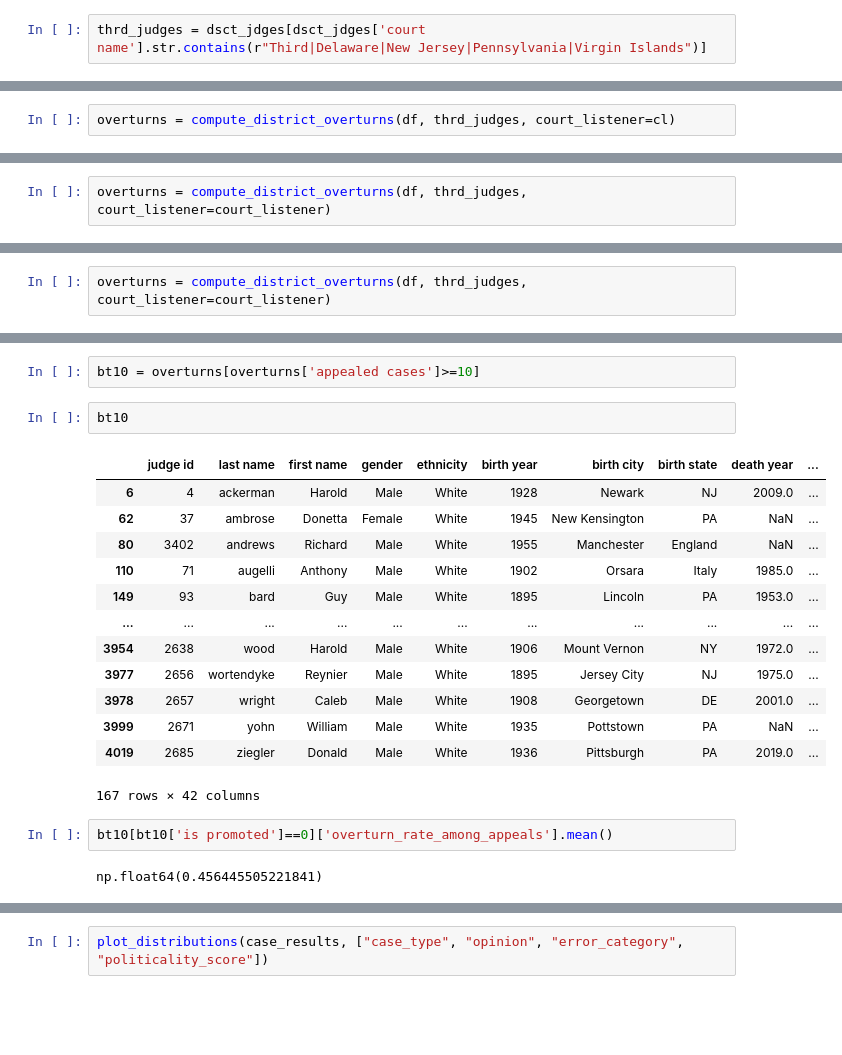
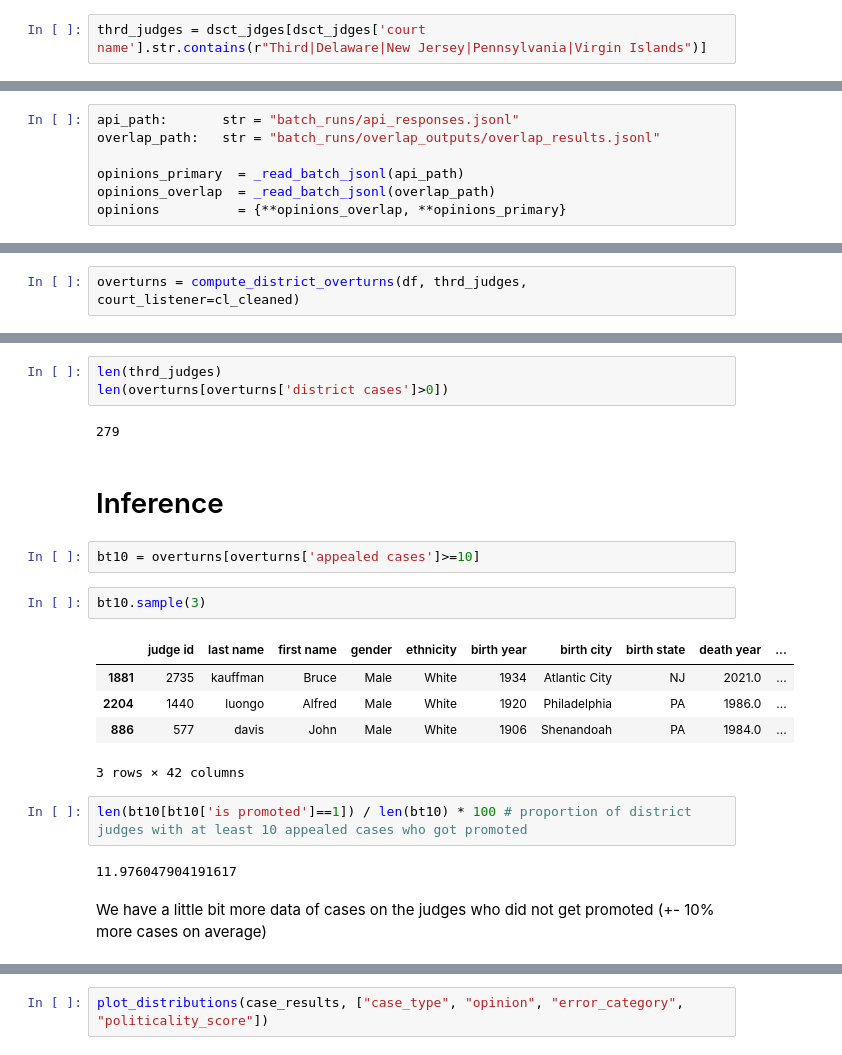
Before and after one commit to ilyadavidson/judge_project, a Jupyter notebook: scraps.ipynb, the cells around one changed output, grey strips where cells are left out. Saved outputs shown, nothing was run; the diff lists cells and outputs as text; blank space fills up the shorter version.

Commit message:
changes in inference

```diff
--- a/scraps.ipynb
+++ b/scraps.ipynb
@@ -148,3 +174,10 @@ thrd_judges = dsct_jdges[dsct_jdges['court name'].str.contains(r"Third|Delaware|
+# %%
+api_path:       str = "batch_runs/api_responses.jsonl"
+overlap_path:   str = "batch_runs/overlap_outputs/overlap_results.jsonl"
+
+opinions_primary  = _read_batch_jsonl(api_path)
+opinions_overlap  = _read_batch_jsonl(overlap_path)
+opinions          = {**opinions_overlap, **opinions_primary}
 # %%
 def compute_district_overturns(
     df:             pd.DataFrame,
@@ -350,2 +555,2 @@ def compute_district_overturns(
 # %%
-overturns = compute_district_overturns(df, thrd_judges, court_listener=cl)
+overturns = compute_district_overturns(df, thrd_judges, court_listener=cl_cleaned)
@@ -532,2 +556,0 @@ if out_id:
-# %%
-overturns = compute_district_overturns(df, thrd_judges, court_listener=court_listener)
@@ -536,2 +556,0 @@ KeyError: 'is_appellate'
-# %%
-overturns = compute_district_overturns(df, thrd_judges, court_listener=court_listener)
@@ -593,25 +557,26 @@ overturns
+# %%
+len(thrd_judges)
+len(overturns[overturns['district cases']>0])
+# %% [output]
+279
+# %% [markdown]
+# Inference
 # %%
 bt10 = overturns[overturns['appealed cases']>=10]
 # %%
-bt10
+bt10.sample(3)
 # %% [output]
 |  | judge id | last name | first name | gender | ethnicity | birth year | birth city | birth state | death year | ... |
-| 6 | 4 | ackerman | Harold | Male | White | 1928 | Newark | NJ | 2009.0 | ... |
-| 62 | 37 | ambrose | Donetta | Female | White | 1945 | New Kensington | PA | NaN | ... |
-| 80 | 3402 | andrews | Richard | Male | White | 1955 | Manchester | England | NaN | ... |
-| 110 | 71 | augelli | Anthony | Male | White | 1902 | Orsara | Italy | 1985.0 | ... |
-| 149 | 93 | bard | Guy | Male | White | 1895 | Lincoln | PA | 1953.0 | ... |
-| ... | ... | ... | ... | ... | ... | ... | ... | ... | ... | ... |
-| 3954 | 2638 | wood | Harold | Male | White | 1906 | Mount Vernon | NY | 1972.0 | ... |
-| 3977 | 2656 | wortendyke | Reynier | Male | White | 1895 | Jersey City | NJ | 1975.0 | ... |
-| 3978 | 2657 | wright | Caleb | Male | White | 1908 | Georgetown | DE | 2001.0 | ... |
-| 3999 | 2671 | yohn | William | Male | White | 1935 | Pottstown | PA | NaN | ... |
-| 4019 | 2685 | ziegler | Donald | Male | White | 1936 | Pittsburgh | PA | 2019.0 | ... |
+| 1881 | 2735 | kauffman | Bruce | Male | White | 1934 | Atlantic City | NJ | 2021.0 | ... |
+| 2204 | 1440 | luongo | Alfred | Male | White | 1920 | Philadelphia | PA | 1986.0 | ... |
+| 886 | 577 | davis | John | Male | White | 1906 | Shenandoah | PA | 1984.0 | ... |
-167 rows × 42 columns
+3 rows × 42 columns
-# %%
-bt10[bt10['is promoted']==0]['overturn_rate_among_appeals'].mean()
-# %% [output]
-np.float64(0.456445505221841)
+# %%
+len(bt10[bt10['is promoted']==1]) / len(bt10) * 100 # proportion of district judges with at least 10 appealed cases who got promoted
+# %% [output]
+11.976047904191617
+# %% [markdown]
+We have a little bit more data of cases on the judges who did not get promoted (+- 10% more cases on average)
 # %%
 bt10.groupby("is promoted")["district cases"].mean()
 # %% [output]
```
Also changed, not shown: parts of 44 cells of this notebook, 4 other files.
